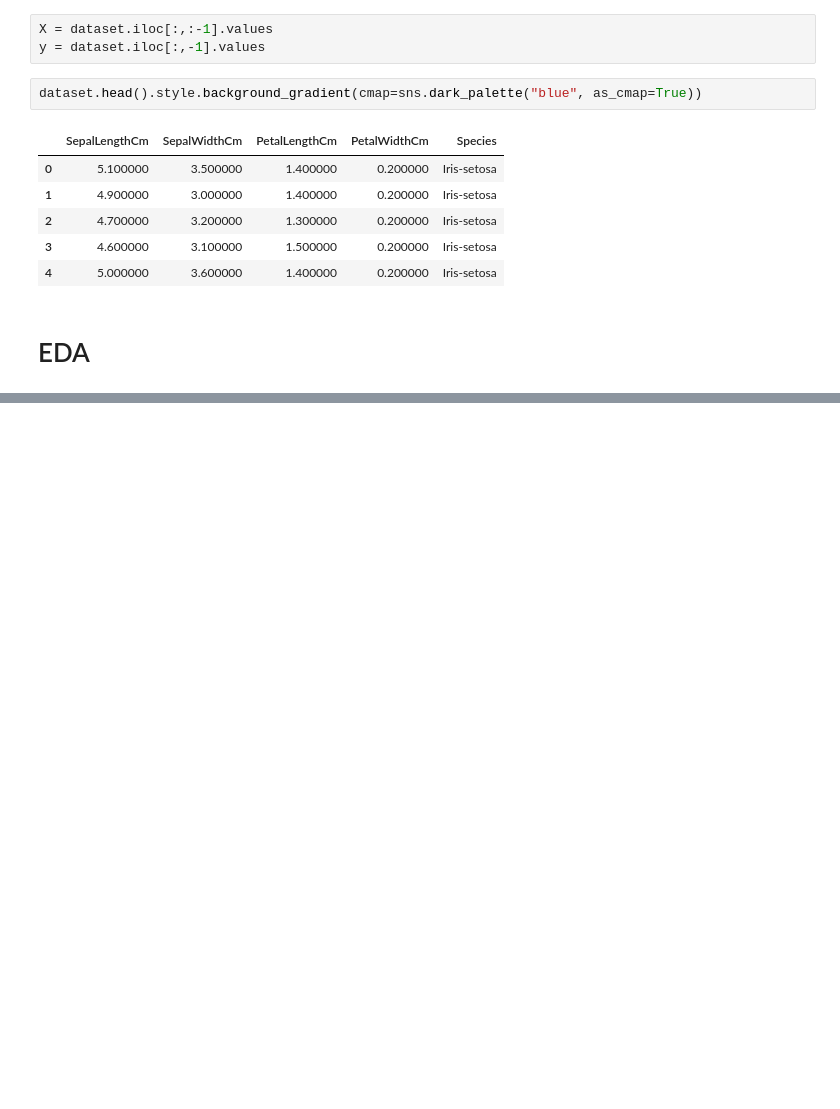
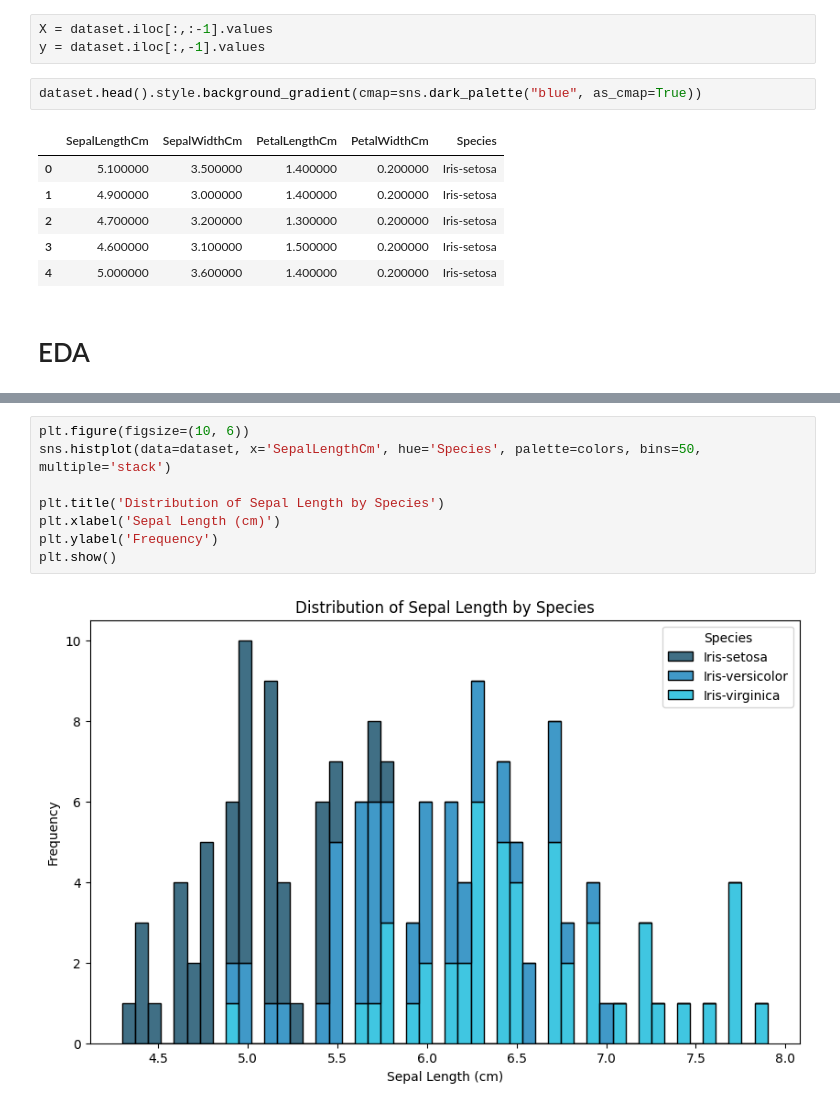
Before and after one commit to kuuntakiintee/Iris_Clustering, a Jupyter notebook: iris_clustering.ipynb, the cells around one changed output, grey strips where cells are left out. Saved outputs shown, nothing was run; the diff lists cells and outputs as text; blank space fills up the shorter version.

```diff
--- a/iris_clustering.ipynb
+++ b/iris_clustering.ipynb
@@ -47,0 +64,10 @@ fig = px.pie(
+# %%
+plt.figure(figsize=(10, 6))
+sns.histplot(data=dataset, x='SepalLengthCm', hue='Species', palette=colors, bins=50, multiple='stack')
+
+plt.title('Distribution of Sepal Length by Species')
+plt.xlabel('Sepal Length (cm)')
+plt.ylabel('Frequency')
+plt.show()
+# %% [output]
+[figure, added]
```
Also changed, not shown: parts of 26 cells of this notebook.
